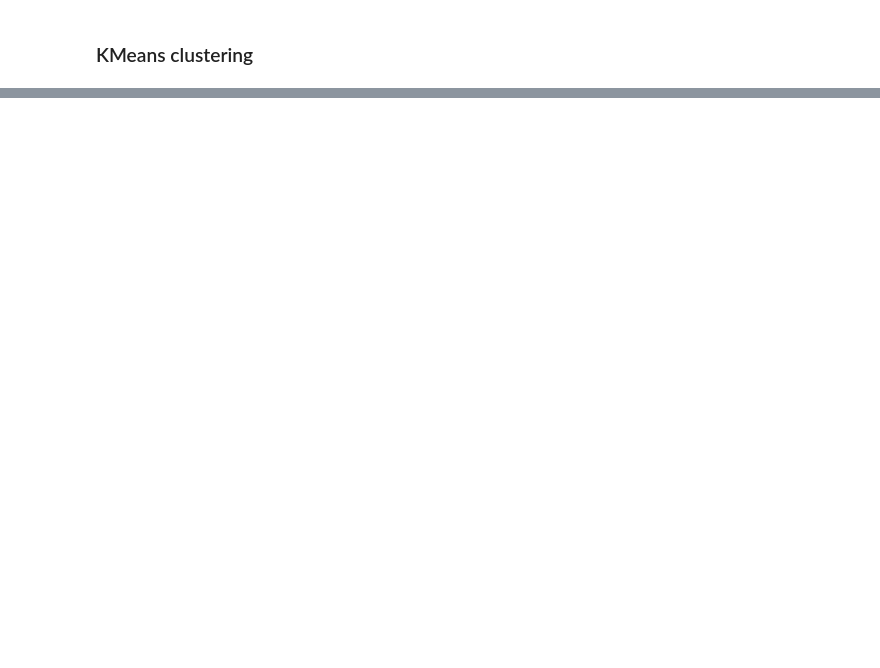
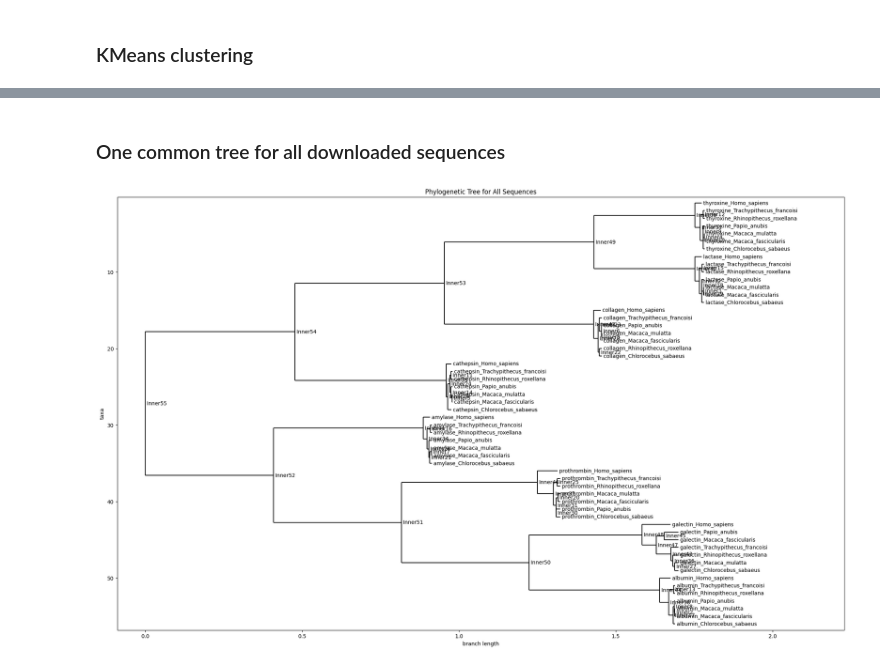
Before and after one commit to zosialagiewka/Bioinformatics_Projects, a Jupyter notebook: Task3/task3.ipynb, the cells around one changed output, grey strips where cells are left out. Saved outputs shown, nothing was run; the diff lists cells and outputs as text; code cells hidden in the pictures; blank space fills up the shorter version.

```diff
--- a/Task3/task3.ipynb
+++ b/Task3/task3.ipynb
@@ -107,0 +228,10 @@ Cluster 7:
+# %% [markdown]
+### One common tree for all downloaded sequences
+# %%
+matrix_all, labels_all = convert_to_lower(distance_matrix)
+bio_distance_matrix = DistanceMatrix(names=labels_all, matrix=matrix_all)
+
+constructor = DistanceTreeConstructor()
+combined_tree = constructor.upgma(bio_distance_matrix)
+# %% [output]
+[figure, added]
```
Also changed, not shown: parts of 36 cells of this notebook.
